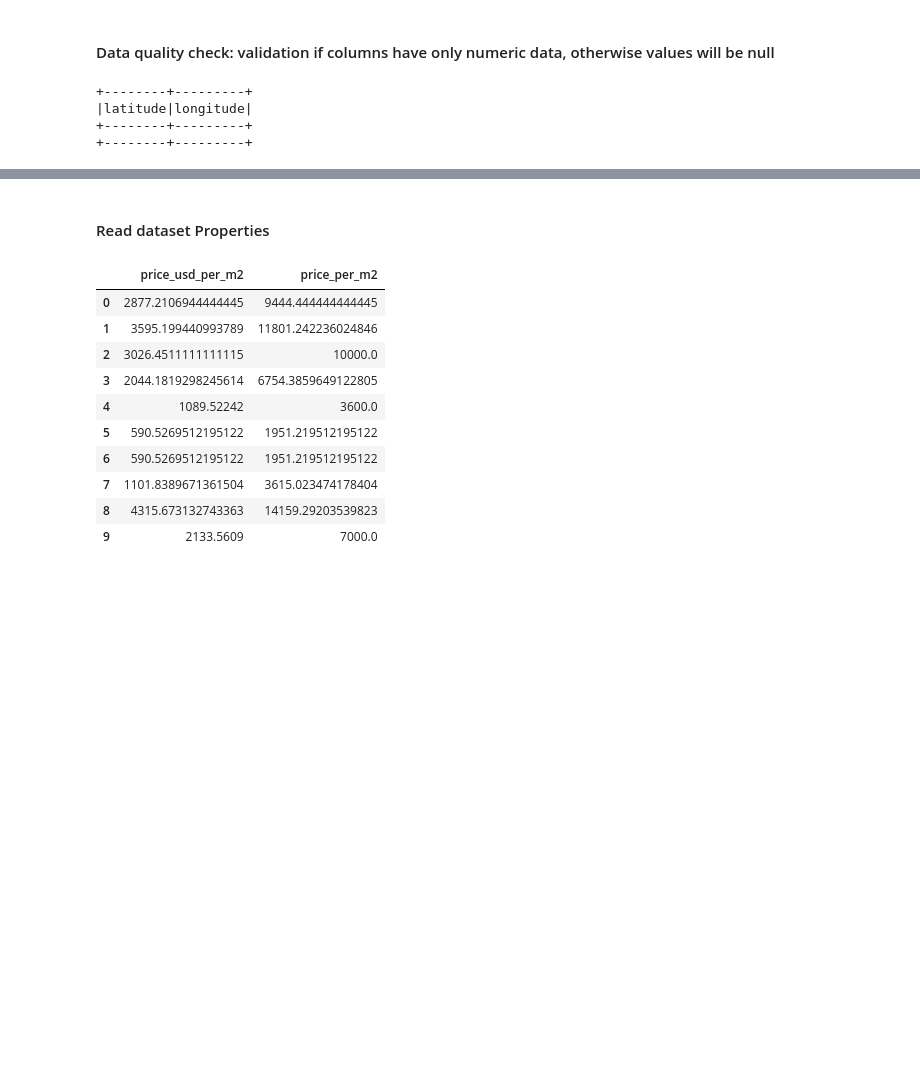
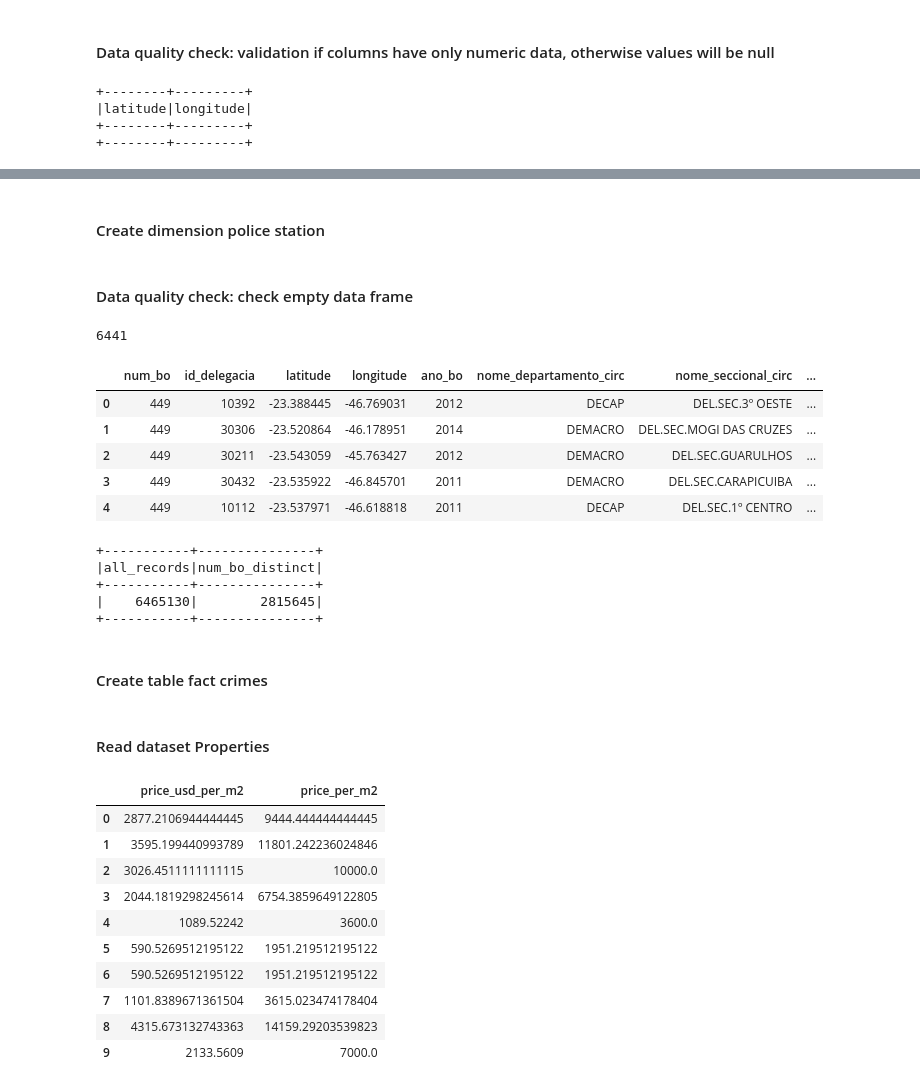
Before and after one commit to ynfialho/de_nanodegree_capstone, a Jupyter notebook: capstone_datapipeline.ipynb, the cells around one changed output, grey strips where cells are left out. Drawn from its saved outputs; the diff is of its cells as text; code cells hidden in the pictures; blank space fills up the shorter version.

```diff
--- a/capstone_datapipeline.ipynb
+++ b/capstone_datapipeline.ipynb
@@ -172,0 +190,3 @@ only showing top 30 rows
+# %%
+for k, v in data_dict_crime.items():
+    df_crime = df_crime.withColumn(k, f.col(k).cast(v))
@@ -172,0 +234,2 @@ only showing top 30 rows
+# %% [markdown]
+#### Create dimension police station
@@ -172,0 +241,41 @@ only showing top 30 rows
+# %% [markdown]
+#### Data quality check: check empty data frame
+# %%
+df_police_station.count()
+# %% [output]
+6441
+# %%
+df = spark.sql('select             num_bo, \
+            id_delegacia, \
+            latitude, \
+            longitude, \
+            ano_bo, \
+            ano, \
+            mes, \
+            data_ocorrencia_bo, \
+            hora_ocorrencia_bo, \
+            flag_status13, \
+            rubrica, \
+            desdobramento, \
+            conduta, \
+            cidade \
+              from df_crime')
+# %%
+df.where("num_bo = 449").limit(5).toPandas()
+# %% [output]
+|  | num_bo | id_delegacia | latitude | longitude | ano_bo | nome_departamento_circ | nome_seccional_circ | ... |
+| 0 | 449 | 10392 | -23.388445 | -46.769031 | 2012 | DECAP | DEL.SEC.3º OESTE | ... |
+| 1 | 449 | 30306 | -23.520864 | -46.178951 | 2014 | DEMACRO | DEL.SEC.MOGI DAS CRUZES | ... |
+| 2 | 449 | 30211 | -23.543059 | -45.763427 | 2012 | DEMACRO | DEL.SEC.GUARULHOS | ... |
+| 3 | 449 | 30432 | -23.535922 | -46.845701 | 2011 | DEMACRO | DEL.SEC.CARAPICUIBA | ... |
+| 4 | 449 | 10112 | -23.537971 | -46.618818 | 2011 | DECAP | DEL.SEC.1º CENTRO | ... |
+# %%
+spark.sql('select count(*) all_records, count(distinct concat(num_bo,ano_bo,id_delegacia, cidade)) num_bo_distinct from df').show()
+# %% [output]
++-----------+---------------+
+|all_records|num_bo_distinct|
++-----------+---------------+
+|    6465130|        2815645|
++-----------+---------------+
+# %% [markdown]
+#### Create table fact crimes
```
Also changed, not shown: parts of 13 cells of this notebook, 2 other files.
